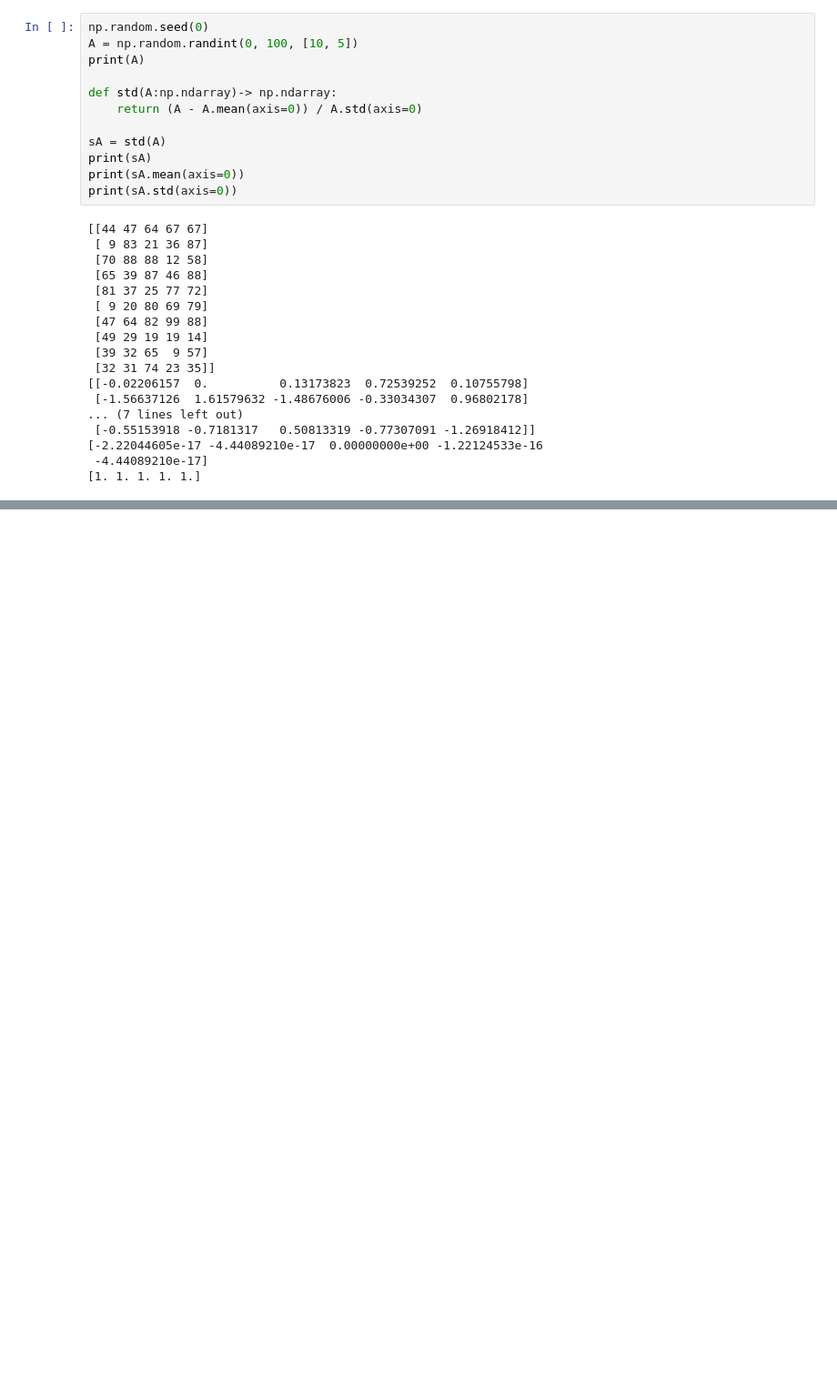
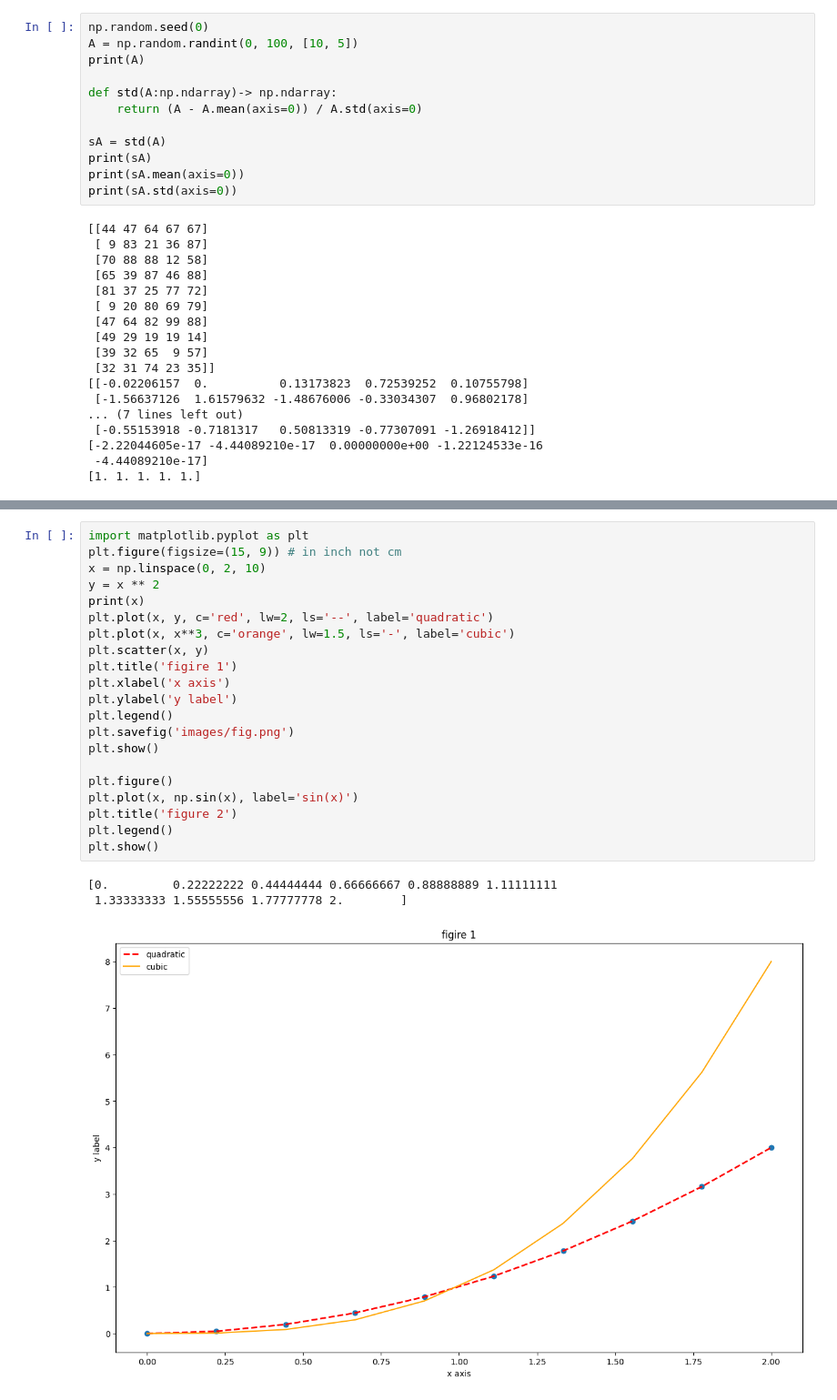
Before and after one commit to KpihX/ai-test, a Jupyter notebook: Formation-Saint_Cirgue/python-ml/Mod_Test.ipynb, the cells around one changed output, grey strips where cells are left out. Shown at 91% size. Drawn from its saved outputs; the diff is of its cells as text; blank space fills up the shorter version.

Commit message:
matplotlib tests

```diff
--- a/Formation-Saint_Cirgue/python-ml/Mod_Test.ipynb
+++ b/Formation-Saint_Cirgue/python-ml/Mod_Test.ipynb
@@ -536,0 +559,25 @@ print(sA.std(axis=0))
+# %%
+import matplotlib.pyplot as plt
+plt.figure(figsize=(15, 9)) # in inch not cm
+x = np.linspace(0, 2, 10)
+y = x ** 2
+print(x)
+plt.plot(x, y, c='red', lw=2, ls='--', label='quadratic')
+plt.plot(x, x**3, c='orange', lw=1.5, ls='-', label='cubic')
+plt.scatter(x, y)
+plt.title('figire 1')
+plt.xlabel('x axis')
+plt.ylabel('y label')
+plt.legend()
+plt.savefig('images/fig.png')
+plt.show()
+
+plt.figure()
+plt.plot(x, np.sin(x), label='sin(x)')
+plt.title('figure 2')
+plt.legend()
+plt.show()
+# %% [output]
+[0.         0.22222222 0.44444444 0.66666667 0.88888889 1.11111111
+ 1.33333333 1.55555556 1.77777778 2.        ]
+[figure, added]
```
Also changed, not shown: parts of 19 cells of this notebook, 3 other files.
